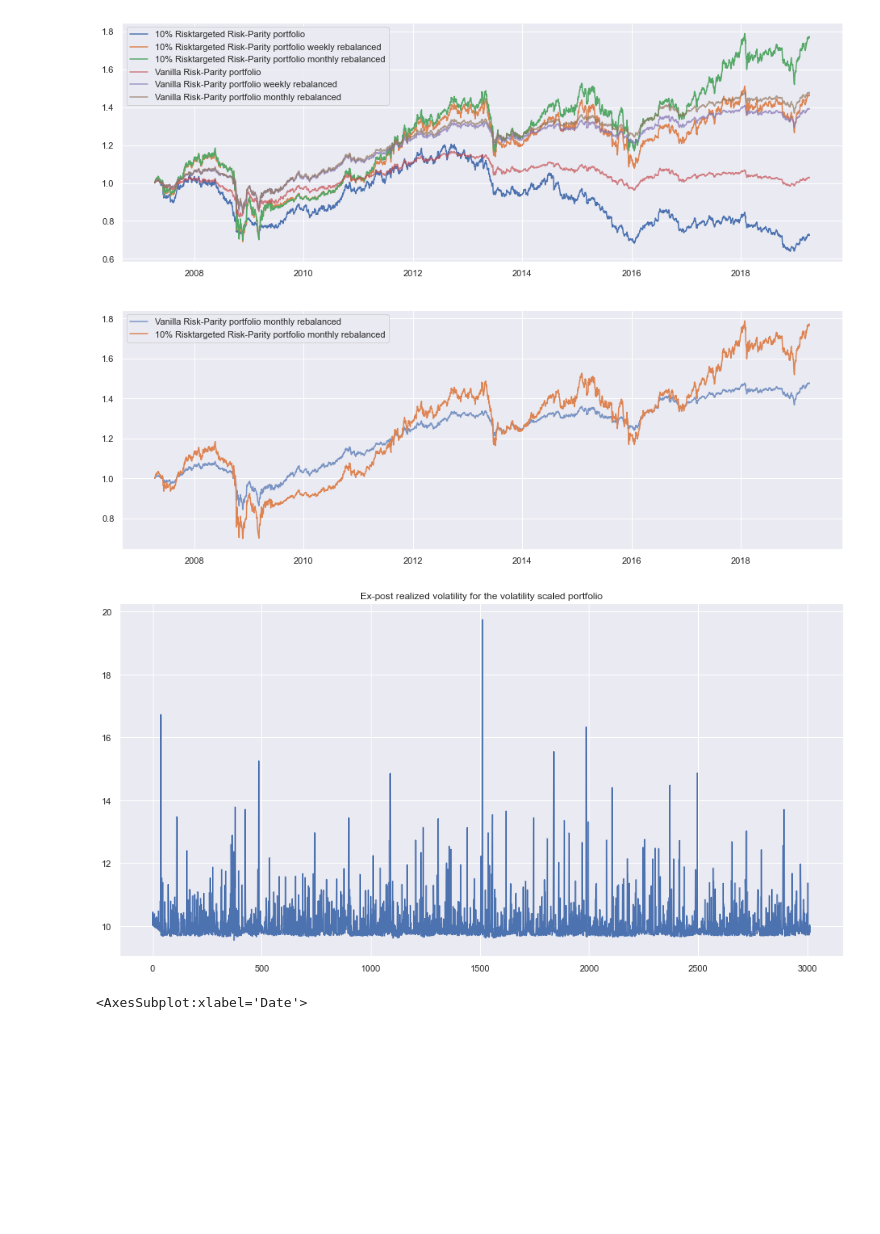
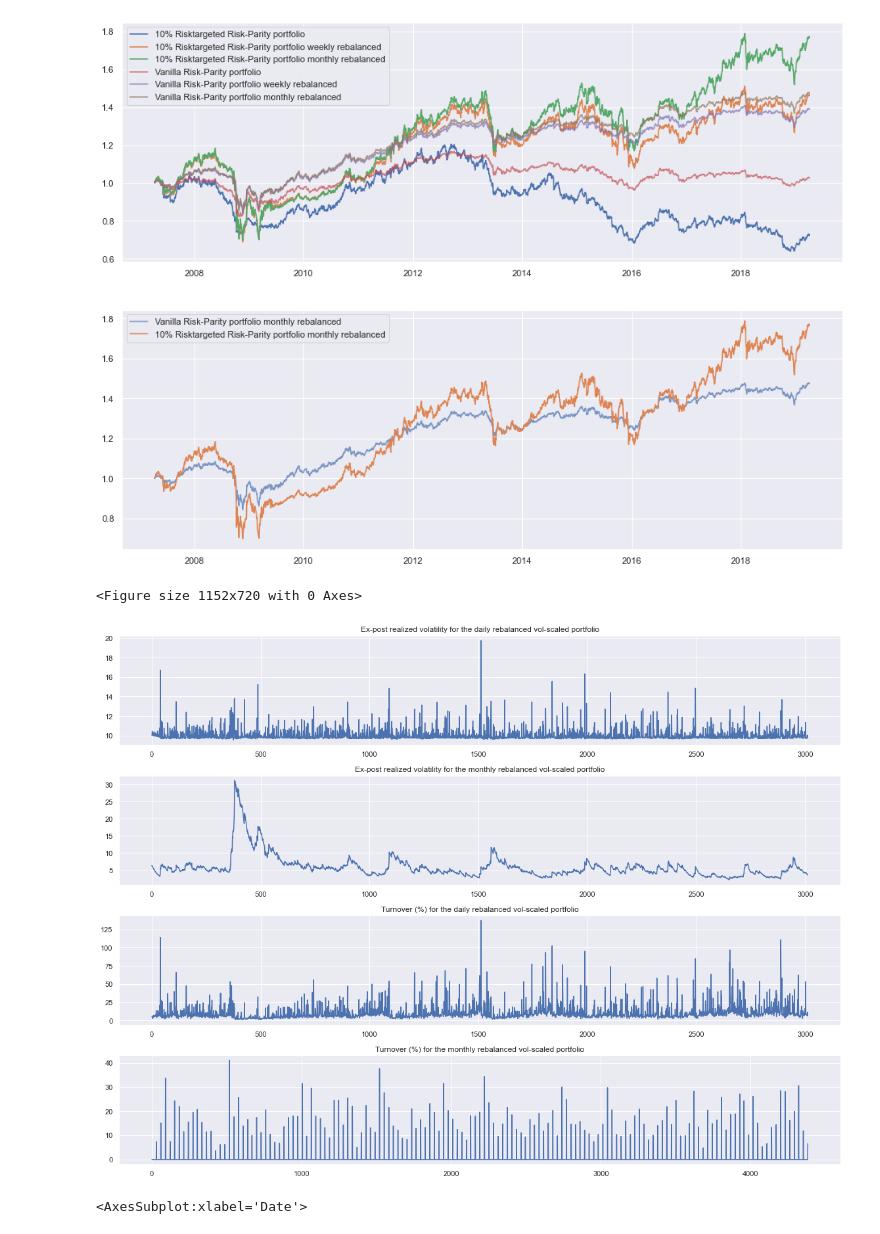
Before and after one commit to EdgyPanda/Python-Projects, a Jupyter notebook: RiskParity-Portfolio/RiskParity.ipynb, the cells around one changed output. Cells and saved outputs as stored; diff of their text form; code cells hidden in the pictures; blank space fills up the shorter version.

```diff
--- a/RiskParity-Portfolio/RiskParity.ipynb
+++ b/RiskParity-Portfolio/RiskParity.ipynb
@@ -368,22 +370,37 @@ plt.show()
 # %%
 
 #this is not the right portfolio risk. Comes after the rebalancing. w_t^T * sigma_t+1 w_t
 
 #Ex-post realized portfolio risk:
-plt.figure(figsize=(16,8))
+plt.figure(figsize=(16,10))
 
 RealizedVolatility = np.zeros(TrainLinReturns.shape[0]-1)
+RealizedVolatilityMonthly = np.zeros(TrainLinReturns.shape[0]-1)
+RealizedVolatilityWeekly = np.zeros(TrainLinReturns.shape[0]-1)
+
 
 for i in range(TrainLinReturns.shape[0]-1):
     RealizedVolatility[i] = np.sqrt(np.dot(WeightsScaled.iloc[i,:].T, np.dot(EWMALinearreturns[:,:,i+1], WeightsScaled.iloc[i,:])))
+    RealizedVolatilityWeekly[i] = np.sqrt(np.dot(Weights_weekly.iloc[i,:].T, np.dot(EWMALinearreturns[:,:,i+1], Weights_weekly.iloc[i,:])))
+    RealizedVolatilityMonthly[i] = np.sqrt(np.dot(Weights_monthly.iloc[i,:].T, np.dot(EWMALinearreturns[:,:,i+1], Weights_monthly.iloc[i,:])))
 
 
+fig, ax = plt.subplots(nrows = 4, ncols = 1, figsize=(16,12))
+ax[0].plot(RealizedVolatility * np.sqrt(252))
+ax[0].set_title('Ex-post realized volatility for the daily rebalanced vol-scaled portfolio')
+ax[1].plot(RealizedVolatilityMonthly * np.sqrt(252))
+ax[1].set_title('Ex-post realized volatility for the monthly rebalanced vol-scaled portfolio')
+ax[2].plot(TurnoverLevRiskParity * 100)
+ax[2].set_title('Turnover (%) for the daily rebalanced vol-scaled portfolio')
+ax[3].plot(TurnoverRiskParity_monthly * 100)
+ax[3].set_title('Turnover (%) for the monthly rebalanced vol-scaled portfolio')
 
-plt.plot(RealizedVolatility * np.sqrt(252))
-plt.title('Ex-post realized volatility for the volatility scaled portfolio')
+
+plt.tight_layout()
 plt.show()
 # %% [output]
+<Figure size 1152x720 with 0 Axes>
-[figure, old version]
+[figure, new version]
 # %%
 WeightsScaled.plot(figsize=(16,8))
 # %% [output]
```
Also changed, not shown: parts of 3 cells of this notebook.
